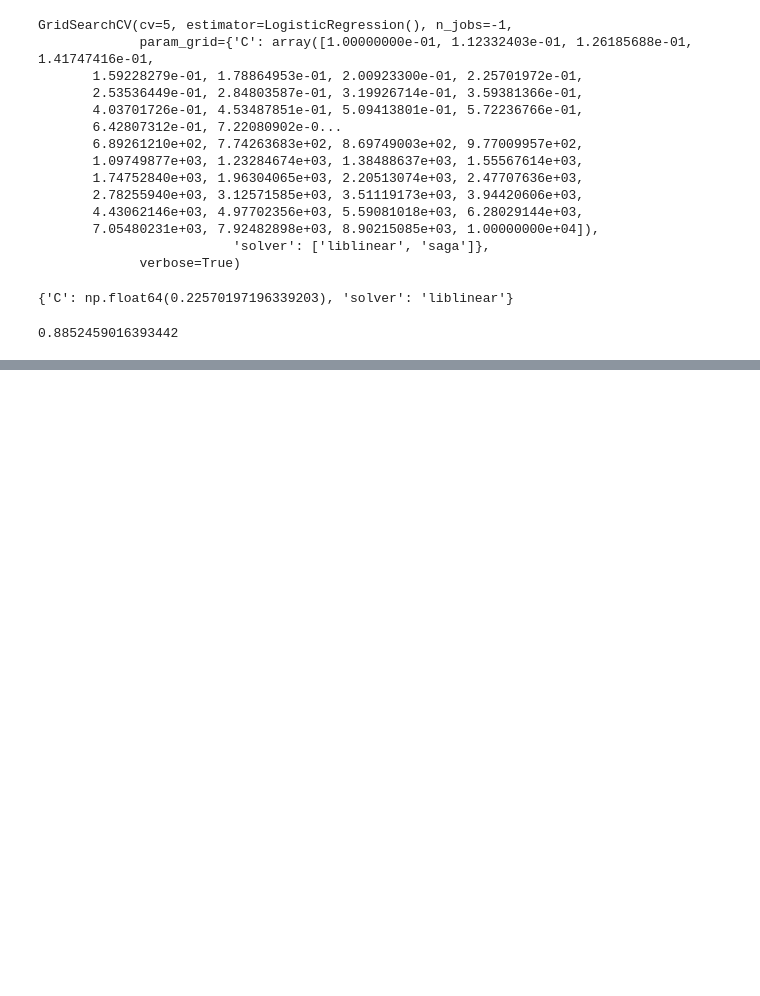
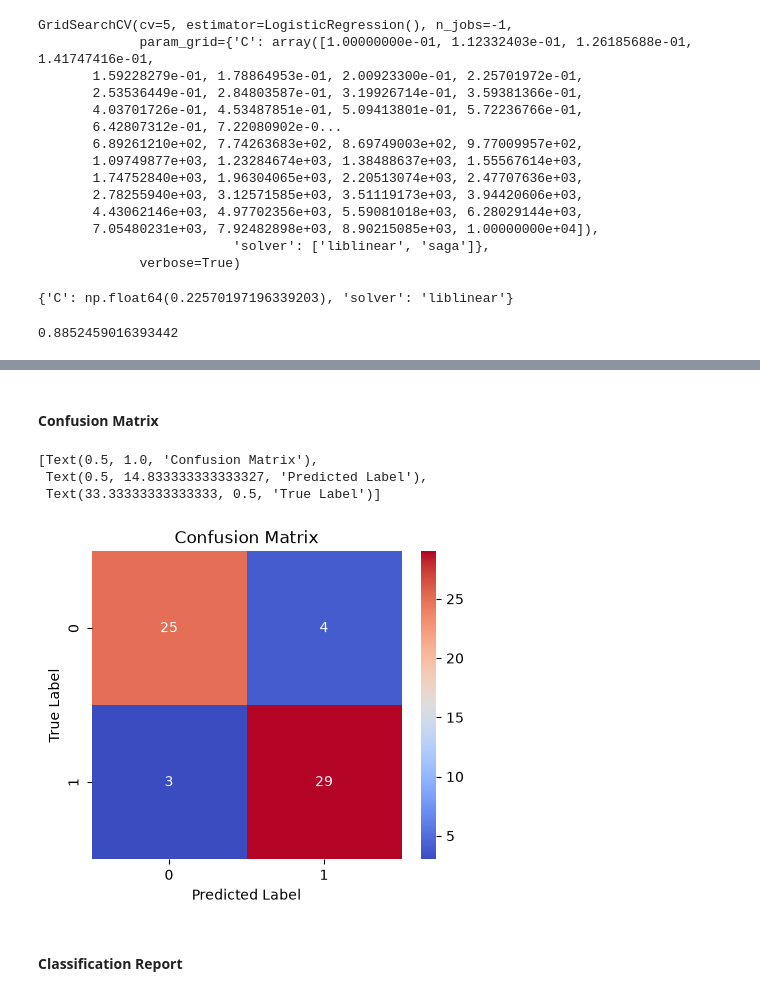
Before and after one commit to Avyayyy/heart-disease-classification, a Jupyter notebook: heart-disease-classification.ipynb, the cells around one changed output, grey strips where cells are left out. Drawn from its saved outputs; the diff is of its cells as text; code cells hidden in the pictures; blank space fills up the shorter version.

```diff
--- a/heart-disease-classification.ipynb
+++ b/heart-disease-classification.ipynb
@@ -554,0 +569,4 @@ gs_log_reg.score(X_test, y_test)
+# %%
+# Make predictions with tuned model
+y_pred = gs_log_reg.predict(X_test)
+y_pred
@@ -554,0 +602,17 @@ gs_log_reg.score(X_test, y_test)
+# %% [markdown]
+#### Confusion Matrix
+# %%
+fig, ax = plt.subplots(figsize = (5, 4))
+ax = sns.heatmap(confusion_matrix(y_test, y_pred),
+                 annot = True,
+                 cmap = "coolwarm")
+ax.set(title = "Confusion Matrix",
+       xlabel = "Predicted Label",
+       ylabel = "True Label")
+# %% [output]
+[Text(0.5, 1.0, 'Confusion Matrix'),
+ Text(0.5, 14.833333333333327, 'Predicted Label'),
+ Text(33.33333333333333, 0.5, 'True Label')]
+[figure, added]
+# %% [markdown]
+#### Classification Report
```
Also changed, not shown: parts of 14 cells of this notebook.
